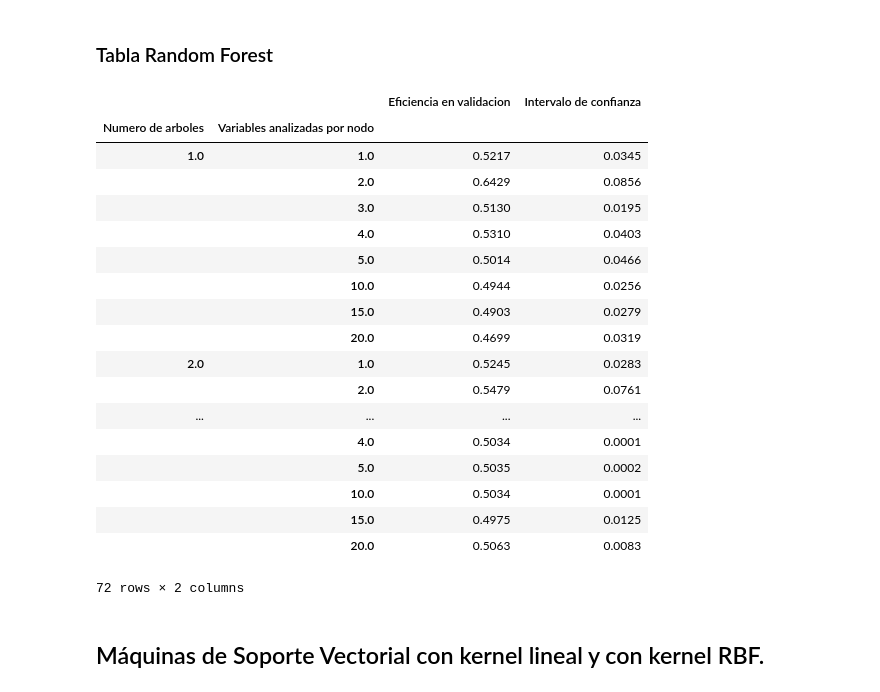
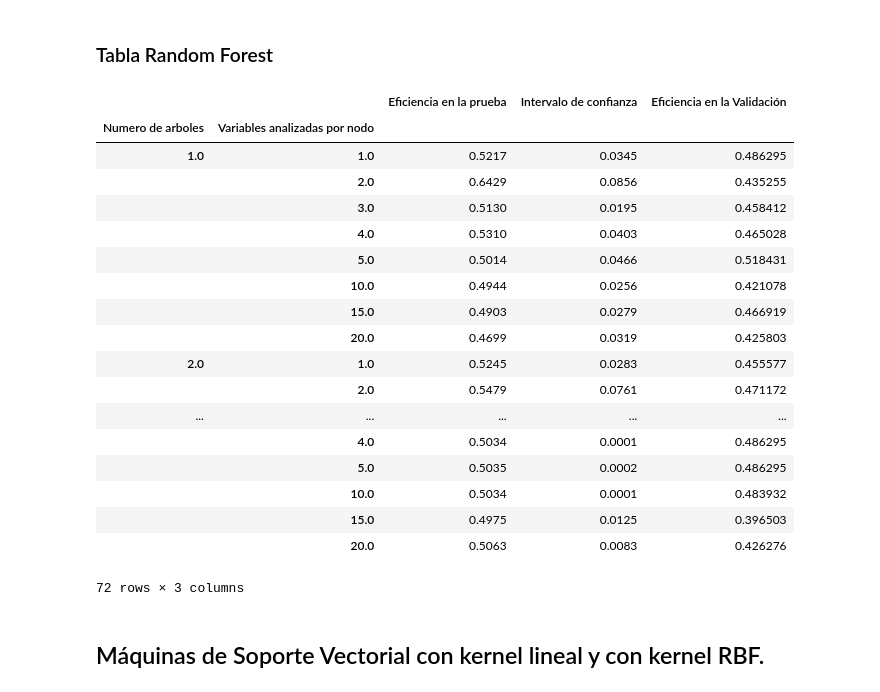
Before and after one commit to jaiderog/ML_IntroductoryCourse, a Jupyter notebook: Proyecto/Modelos.ipynb, the cells around one changed output. Drawn from its saved outputs; the diff is of its cells as text; code cells hidden in the pictures.

```diff
--- a/Proyecto/Modelos.ipynb
+++ b/Proyecto/Modelos.ipynb
@@ -405,27 +409,24 @@ def neuralNetwork(hidden=(28,)):
     meanTest = round(np.mean(EficienciaTest),5)
     stdTest = round(np.std(EficienciaTest),5)
 
-    errorVal = np.mean(Ytrain_pred == Ytrain)
+    errorVal = np.mean(mlp.predict(X_val) == y_val)
 
 
     return mean,std,meanTest,stdTest,errorVal
 
-num_layers = [1,1,1,1,1,2,2,2,2,2]
-num_neurons_per_layer = [20,24,28,32,36,20,24,28,32,36]
+num_layers = [1,1,1,1,1,2,2,2,2,2,3,4,5,10]
+num_neurons_per_layer = [20,24,28,32,36,20,24,28,32,36,20,24,26,28]
 mean = np.zeros(10)
 std = np.zeros(10)
 meanVal = np.zeros(10)
 stdVal = np.zeros(10)
-errorVal = 0
+errorVal = np.zeros(10)
 
 for i in range(0,10):
     if(num_layers[i] == 1):
-        mean[i], std[i], meanVal[i], stdVal[i], errorVal = neuralNetwork(hidden= (num_neurons_per_layer[i]))
+        mean[i], std[i], meanVal[i], stdVal[i], errorVal[i] = neuralNetwork(hidden= (num_neurons_per_layer[i]))
     elif(num_layers[i] == 2):
-        mean[i], std[i], meanVal[i], stdVal[i], errorVal = neuralNetwork(hidden= (num_neurons_per_layer[i],num_neurons_per_layer[i]))
-    # print('Eficiencia durante el entrenamiento = ' + str(mean[i]) + '+-' + str(std[i]))
-    # print('Eficiencia durante la validación = '    + str(meanVal[i]) + '+-' + str(stdVal[i]))
-    # print('Error durante la validacion ', errorVal)
+        mean[i], std[i], meanVal[i], stdVal[i], errorVal[i] = neuralNetwork(hidden= (num_neurons_per_layer[i],num_neurons_per_layer[i]))
 # %%
 df_types = pd.DataFrame({
     'N. de capas ocultas' : pd.Series(num_layers),
@@ -461,6 +451,9 @@ def randomForest(num_tree=5, max_var=None):
     EficienciaVal = np.zeros(Folds)
     skf = StratifiedKFold(n_splits=Folds)
     j = 0
+
+    model = RandomForestClassifier(n_estimators = num_tree, max_features = max_var)
+
     for train, test in skf.split(X, Y):
         Xtrain = X[train,:]
         Ytrain = Y[train]
@@ -473,8 +466,6 @@ def randomForest(num_tree=5, max_var=None):
         Xtrain = sc.stats.stats.zscore(Xtrain)
         Xtest = (Xtest - np.matlib.repmat(media, Xtest.shape[0], 1))/np.matlib.repmat(desvia, Xtest.shape[0], 1)
 
-        #Haga el llamado a la función para crear y entrenar el modelo usando los datos de entrenamiento
-        model = RandomForestClassifier(n_estimators = num_tree, max_features = max_var)
         model.fit(X=Xtrain, y=Ytrain)
 
         #Validación
@@ -492,7 +483,9 @@ def randomForest(num_tree=5, max_var=None):
     meanVal = round(np.mean(EficienciaVal),4)
     stdVal = round(np.std(EficienciaVal),4)
 
-    return (mean, std, meanVal, stdVal)
+    errorVal = np.mean(model.predict(X_val) == y_val)
+
+    return (mean, std, meanVal, stdVal, errorVal)
 
 # entrenamiento de varios modelos
 num_trees = [1,2,3,4,5,10,20,50,100]
@@ -501,11 +494,12 @@ nums = np.zeros(len(num_trees) * len(var_per_nodes))
 vars_per_nodes = np.zeros(len(num_trees) * len(var_per_nodes))
 efi_val = np.zeros(len(num_trees) * len(var_per_nodes))
 interval = np.zeros(len(num_trees) * len(var_per_nodes))
+errorVal = np.zeros(len(num_trees) * len(var_per_nodes))
 
 j = 0
 for num in num_trees:
     for var in var_per_nodes:
-        mean, std, meanVal, stdVal = randomForest(num,var)
+        mean, std, meanVal, stdVal,errorVal[j] = randomForest(num,var)
         efi_val[j] = meanVal;
         interval[j] = stdVal;
         vars_per_nodes[j] = var
@@ -516,34 +510,35 @@ for num in num_trees:
 # %%
 randn = np.random.randn
 df_types = pd.DataFrame({
     'Numero de arboles' : pd.Series(nums),
     'Variables analizadas por nodo' : pd.Series(vars_per_nodes)})
-df_types["Eficiencia en validacion"] = efi_val
+df_types["Eficiencia en la prueba"] = efi_val
 df_types["Intervalo de confianza"] = interval
 df_types['Variables analizadas por nodo'] = vars_per_nodes
+df_types['Eficiencia en la Validación'] = errorVal
 df_types.set_index(['Numero de arboles','Variables analizadas por nodo'], inplace=True)
 qgrid_widget = qgrid.show_grid(df_types, show_toolbar=False)
 qgrid_widget.get_changed_df()
 # %% [output]
-|  |  | Eficiencia en validacion | Intervalo de confianza |
-| Numero de arboles | Variables analizadas por nodo |  |  |
-| 1.0 | 1.0 | 0.5217 | 0.0345 |
-|  | 2.0 | 0.6429 | 0.0856 |
-|  | 3.0 | 0.5130 | 0.0195 |
-|  | 4.0 | 0.5310 | 0.0403 |
-|  | 5.0 | 0.5014 | 0.0466 |
-|  | 10.0 | 0.4944 | 0.0256 |
-|  | 15.0 | 0.4903 | 0.0279 |
-|  | 20.0 | 0.4699 | 0.0319 |
-| 2.0 | 1.0 | 0.5245 | 0.0283 |
-|  | 2.0 | 0.5479 | 0.0761 |
-| ... | ... | ... | ... |
-|  | 4.0 | 0.5034 | 0.0001 |
-|  | 5.0 | 0.5035 | 0.0002 |
-|  | 10.0 | 0.5034 | 0.0001 |
-|  | 15.0 | 0.4975 | 0.0125 |
-|  | 20.0 | 0.5063 | 0.0083 |
+|  |  | Eficiencia en la prueba | Intervalo de confianza | Eficiencia en la Validación |
+| Numero de arboles | Variables analizadas por nodo |  |  |  |
+| 1.0 | 1.0 | 0.5217 | 0.0345 | 0.486295 |
+|  | 2.0 | 0.6429 | 0.0856 | 0.435255 |
+|  | 3.0 | 0.5130 | 0.0195 | 0.458412 |
+|  | 4.0 | 0.5310 | 0.0403 | 0.465028 |
+|  | 5.0 | 0.5014 | 0.0466 | 0.518431 |
+|  | 10.0 | 0.4944 | 0.0256 | 0.421078 |
+|  | 15.0 | 0.4903 | 0.0279 | 0.466919 |
+|  | 20.0 | 0.4699 | 0.0319 | 0.425803 |
+| 2.0 | 1.0 | 0.5245 | 0.0283 | 0.455577 |
+|  | 2.0 | 0.5479 | 0.0761 | 0.471172 |
+| ... | ... | ... | ... | ... |
+|  | 4.0 | 0.5034 | 0.0001 | 0.486295 |
+|  | 5.0 | 0.5035 | 0.0002 | 0.486295 |
+|  | 10.0 | 0.5034 | 0.0001 | 0.483932 |
+|  | 15.0 | 0.4975 | 0.0125 | 0.396503 |
+|  | 20.0 | 0.5063 | 0.0083 | 0.426276 |
-72 rows × 2 columns
+72 rows × 3 columns
 # %% [markdown]
 ## Máquinas de Soporte Vectorial con kernel lineal y con kernel RBF.
 # %%
```
Also changed, not shown: parts of 8 cells of this notebook.
